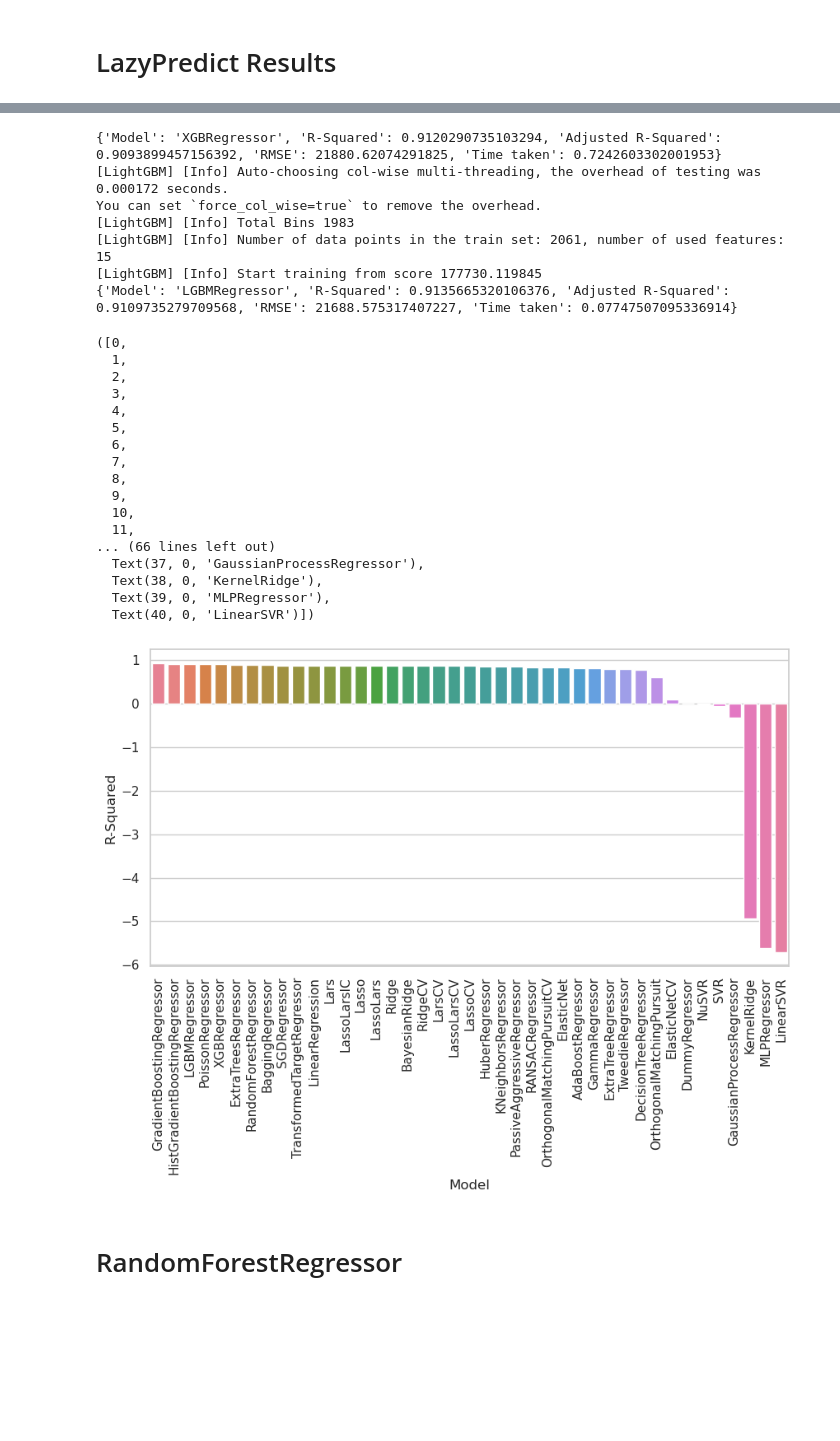
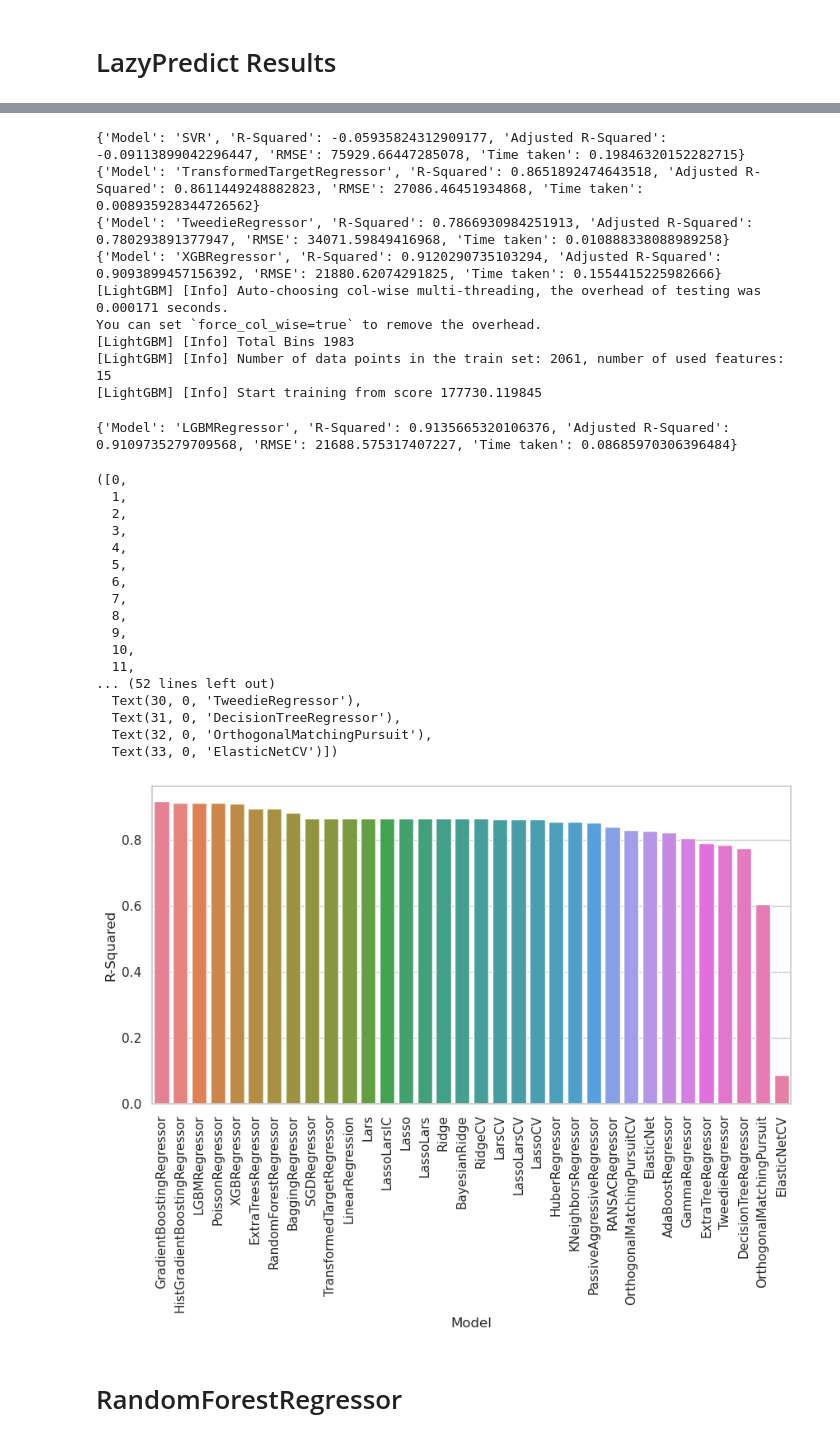
Before and after one commit to lottiewolf/NYCDSA_ML_Ames, a Jupyter notebook: Ames_ML_Modeling.ipynb, the cells around one changed output, grey strips where cells are left out. Cells and saved outputs as stored; diff of their text form; code cells hidden in the pictures; blank space fills up the shorter version.

Commit message:
Model Summary

```diff
--- a/Ames_ML_Modeling.ipynb
+++ b/Ames_ML_Modeling.ipynb
@@ -371,7 +363,7 @@ X_train, X_test, y_train, y_test = train_test_split(X, y, test_size=0.2, random_
 reg = LazyRegressor(verbose=1, ignore_warnings=False, custom_metric=None)
 models, predictions = reg.fit(X_train, X_test, y_train, y_test)
 
-#print(models)
+models=models[models['R-Squared']>0]
 
 plt.figure(figsize=(10, 5))
 sns.set_theme(style="whitegrid")
@@ -422,28 +411,31 @@ Solver interior-point is not anymore available in SciPy >= 1.11.0.
-{'Model': 'XGBRegressor', 'R-Squared': 0.9120290735103294, 'Adjusted R-Squared': 0.9093899457156392, 'RMSE': 21880.62074291825, 'Time taken': 0.7242603302001953}
-[LightGBM] [Info] Auto-choosing col-wise multi-threading, the overhead of testing was 0.000172 seconds.
+{'Model': 'SVR', 'R-Squared': -0.05935824312909177, 'Adjusted R-Squared': -0.09113899042296447, 'RMSE': 75929.66447285078, 'Time taken': 0.19846320152282715}
+{'Model': 'TransformedTargetRegressor', 'R-Squared': 0.8651892474643518, 'Adjusted R-Squared': 0.8611449248882823, 'RMSE': 27086.46451934868, 'Time taken': 0.008935928344726562}
+{'Model': 'TweedieRegressor', 'R-Squared': 0.7866930984251913, 'Adjusted R-Squared': 0.780293891377947, 'RMSE': 34071.59849416968, 'Time taken': 0.010888338088989258}
+{'Model': 'XGBRegressor', 'R-Squared': 0.9120290735103294, 'Adjusted R-Squared': 0.9093899457156392, 'RMSE': 21880.62074291825, 'Time taken': 0.1554415225982666}
+[LightGBM] [Info] Auto-choosing col-wise multi-threading, the overhead of testing was 0.000171 seconds.
 You can set `force_col_wise=true` to remove the overhead.
 [LightGBM] [Info] Total Bins 1983
 [LightGBM] [Info] Number of data points in the train set: 2061, number of used features: 15
 [LightGBM] [Info] Start training from score 177730.119845
-{'Model': 'LGBMRegressor', 'R-Squared': 0.9135665320106376, 'Adjusted R-Squared': 0.9109735279709568, 'RMSE': 21688.575317407227, 'Time taken': 0.07747507095336914}
-([0,
-  1,
-  2,
-  3,
-  4,
-  5,
-  6,
-  7,
-  8,
-  9,
-  10,
-  11,
-... (66 lines left out)
-  Text(37, 0, 'GaussianProcessRegressor'),
-  Text(38, 0, 'KernelRidge'),
-  Text(39, 0, 'MLPRegressor'),
-  Text(40, 0, 'LinearSVR')])
+{'Model': 'LGBMRegressor', 'R-Squared': 0.9135665320106376, 'Adjusted R-Squared': 0.9109735279709568, 'RMSE': 21688.575317407227, 'Time taken': 0.08685970306396484}
+([0,
+  1,
+  2,
+  3,
+  4,
+  5,
+  6,
+  7,
+  8,
+  9,
+  10,
+  11,
+... (52 lines left out)
+  Text(30, 0, 'TweedieRegressor'),
+  Text(31, 0, 'DecisionTreeRegressor'),
+  Text(32, 0, 'OrthogonalMatchingPursuit'),
+  Text(33, 0, 'ElasticNetCV')])
-[figure, old version]
+[figure, new version]
 # %% [markdown]
 # RandomForestRegressor
 # %%
```
Also changed, not shown: parts of 5 cells of this notebook.
